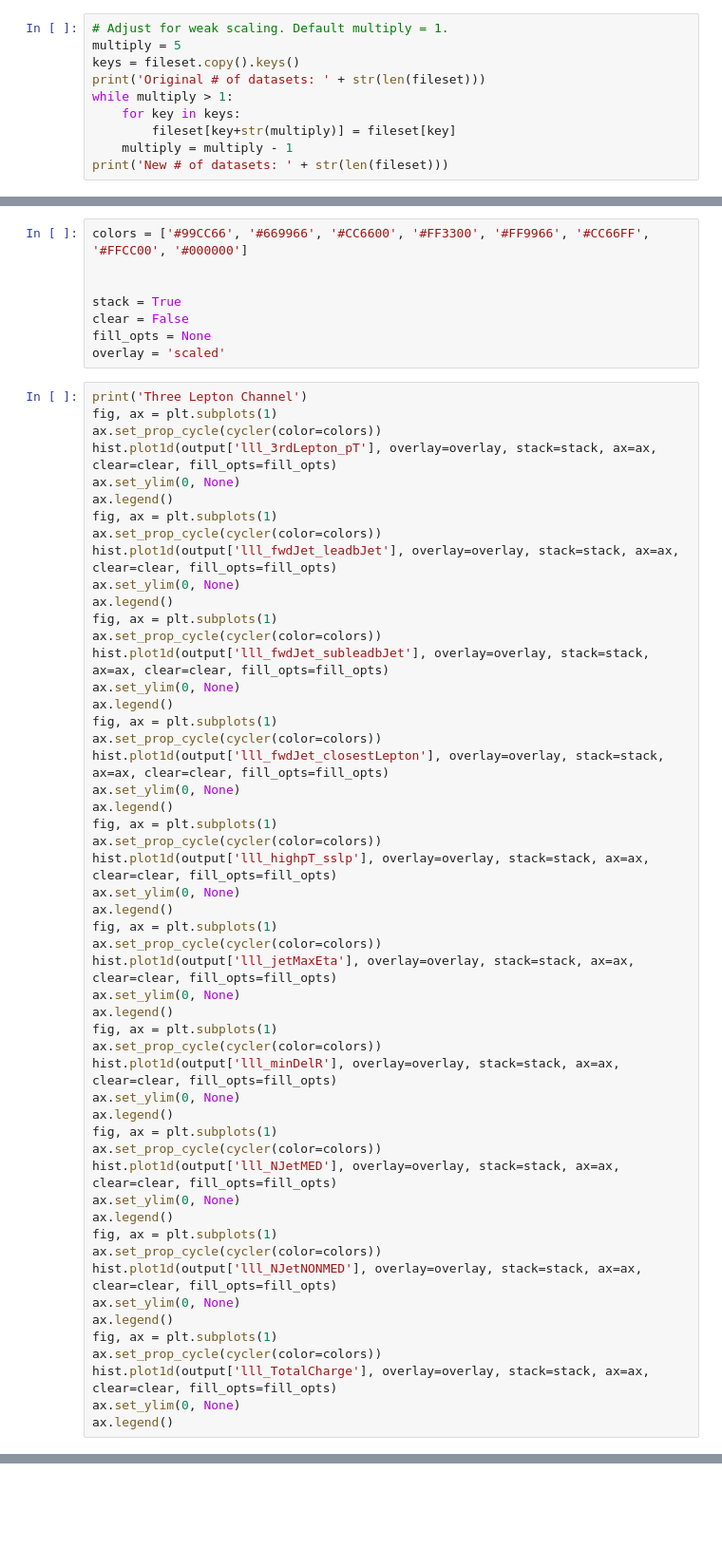
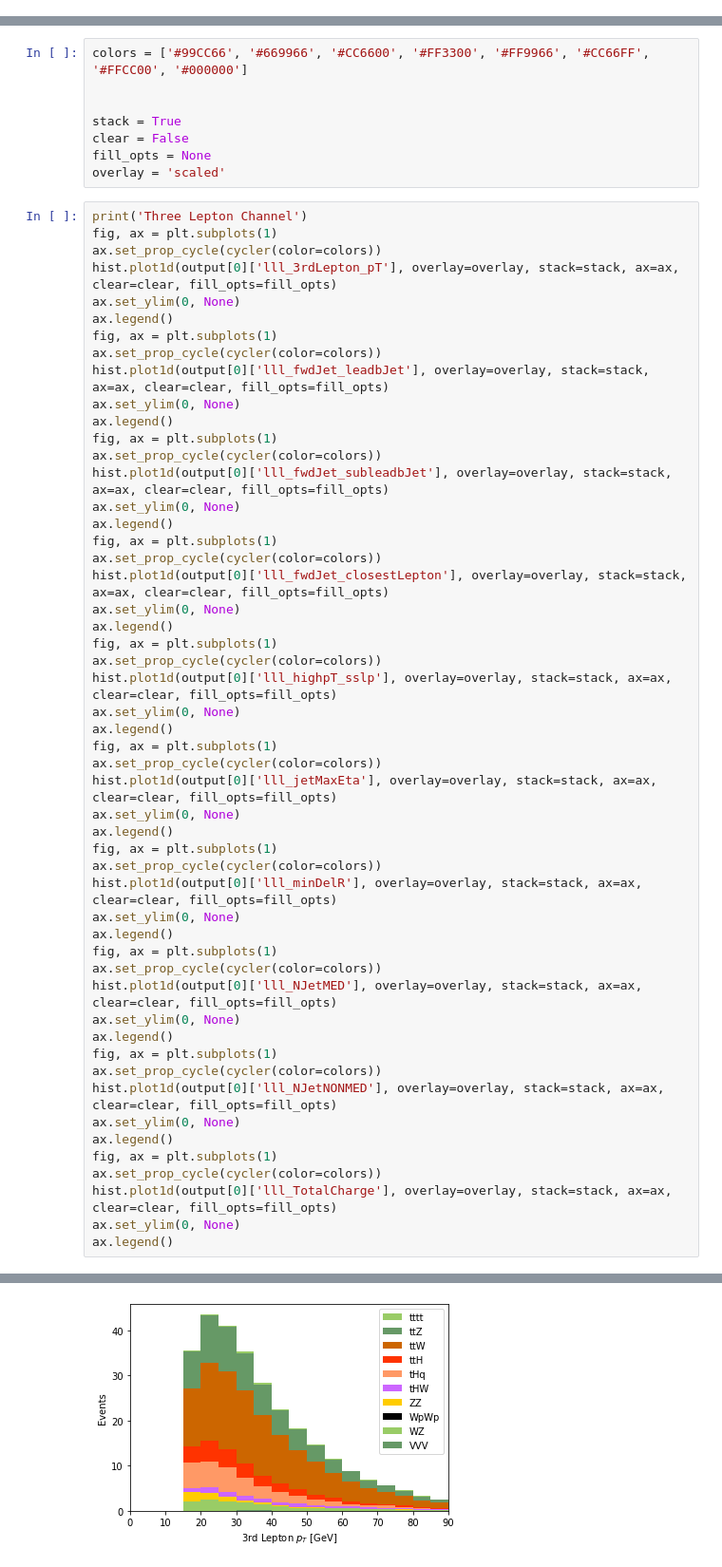
Before and after one commit to CoffeaTeam/coffea-casa-tutorials, a Jupyter notebook: analyses/thq/benchmarking/analysis-casa-benchmarking.ipynb, the cells around one changed output, grey strips where cells are left out. Shown: that part at 95% size. Cells and saved outputs as stored; diff of their text form; blank space fills up the shorter version.

Commit message:
fixing plots (broken because of savemetrics)

```diff
--- a/analyses/thq/benchmarking/analysis-casa-benchmarking.ipynb
+++ b/analyses/thq/benchmarking/analysis-casa-benchmarking.ipynb
@@ -704,13 +704,3 @@ class SignalProcessor(processor.ProcessorABC):
                                                                                'WpWp': ['WpWp'],
                                                                               })
         return accumulator
-# %%
-# Adjust for weak scaling. Default multiply = 1.
-multiply = 5
-keys = fileset.copy().keys()
-print('Original # of datasets: ' + str(len(fileset)))
-while multiply > 1:
-    for key in keys:
-        fileset[key+str(multiply)] = fileset[key]
-    multiply = multiply - 1
-print('New # of datasets: ' + str(len(fileset)))
@@ -776,51 +867,52 @@ overlay = 'scaled'
 print('Three Lepton Channel')
 fig, ax = plt.subplots(1)
 ax.set_prop_cycle(cycler(color=colors))
-hist.plot1d(output['lll_3rdLepton_pT'], overlay=overlay, stack=stack, ax=ax, clear=clear, fill_opts=fill_opts)
+hist.plot1d(output[0]['lll_3rdLepton_pT'], overlay=overlay, stack=stack, ax=ax, clear=clear, fill_opts=fill_opts)
 ax.set_ylim(0, None)
 ax.legend()
 fig, ax = plt.subplots(1)
 ax.set_prop_cycle(cycler(color=colors))
-hist.plot1d(output['lll_fwdJet_leadbJet'], overlay=overlay, stack=stack, ax=ax, clear=clear, fill_opts=fill_opts)
+hist.plot1d(output[0]['lll_fwdJet_leadbJet'], overlay=overlay, stack=stack, ax=ax, clear=clear, fill_opts=fill_opts)
 ax.set_ylim(0, None)
 ax.legend()
 fig, ax = plt.subplots(1)
 ax.set_prop_cycle(cycler(color=colors))
-hist.plot1d(output['lll_fwdJet_subleadbJet'], overlay=overlay, stack=stack, ax=ax, clear=clear, fill_opts=fill_opts)
+hist.plot1d(output[0]['lll_fwdJet_subleadbJet'], overlay=overlay, stack=stack, ax=ax, clear=clear, fill_opts=fill_opts)
 ax.set_ylim(0, None)
 ax.legend()
 fig, ax = plt.subplots(1)
 ax.set_prop_cycle(cycler(color=colors))
-hist.plot1d(output['lll_fwdJet_closestLepton'], overlay=overlay, stack=stack, ax=ax, clear=clear, fill_opts=fill_opts)
+hist.plot1d(output[0]['lll_fwdJet_closestLepton'], overlay=overlay, stack=stack, ax=ax, clear=clear, fill_opts=fill_opts)
 ax.set_ylim(0, None)
 ax.legend()
 fig, ax = plt.subplots(1)
 ax.set_prop_cycle(cycler(color=colors))
-hist.plot1d(output['lll_highpT_sslp'], overlay=overlay, stack=stack, ax=ax, clear=clear, fill_opts=fill_opts)
+hist.plot1d(output[0]['lll_highpT_sslp'], overlay=overlay, stack=stack, ax=ax, clear=clear, fill_opts=fill_opts)
 ax.set_ylim(0, None)
 ax.legend()
 fig, ax = plt.subplots(1)
 ax.set_prop_cycle(cycler(color=colors))
-hist.plot1d(output['lll_jetMaxEta'], overlay=overlay, stack=stack, ax=ax, clear=clear, fill_opts=fill_opts)
+hist.plot1d(output[0]['lll_jetMaxEta'], overlay=overlay, stack=stack, ax=ax, clear=clear, fill_opts=fill_opts)
 ax.set_ylim(0, None)
 ax.legend()
 fig, ax = plt.subplots(1)
 ax.set_prop_cycle(cycler(color=colors))
-hist.plot1d(output['lll_minDelR'], overlay=overlay, stack=stack, ax=ax, clear=clear, fill_opts=fill_opts)
+hist.plot1d(output[0]['lll_minDelR'], overlay=overlay, stack=stack, ax=ax, clear=clear, fill_opts=fill_opts)
 ax.set_ylim(0, None)
 ax.legend()
 fig, ax = plt.subplots(1)
 ax.set_prop_cycle(cycler(color=colors))
-hist.plot1d(output['lll_NJetMED'], overlay=overlay, stack=stack, ax=ax, clear=clear, fill_opts=fill_opts)
+hist.plot1d(output[0]['lll_NJetMED'], overlay=overlay, stack=stack, ax=ax, clear=clear, fill_opts=fill_opts)
 ax.set_ylim(0, None)
 ax.legend()
 fig, ax = plt.subplots(1)
 ax.set_prop_cycle(cycler(color=colors))
-hist.plot1d(output['lll_NJetNONMED'], overlay=overlay, stack=stack, ax=ax, clear=clear, fill_opts=fill_opts)
+hist.plot1d(output[0]['lll_NJetNONMED'], overlay=overlay, stack=stack, ax=ax, clear=clear, fill_opts=fill_opts)
 ax.set_ylim(0, None)
 ax.legend()
 fig, ax = plt.subplots(1)
 ax.set_prop_cycle(cycler(color=colors))
-hist.plot1d(output['lll_TotalCharge'], overlay=overlay, stack=stack, ax=ax, clear=clear, fill_opts=fill_opts)
+hist.plot1d(output[0]['lll_TotalCharge'], overlay=overlay, stack=stack, ax=ax, clear=clear, fill_opts=fill_opts)
 ax.set_ylim(0, None)
 ax.legend()
+# %% [output]
@@ -826,0 +921 @@ ax.legend()
+[figure, added]
```
Also changed, not shown: parts of 11 cells of this notebook.
